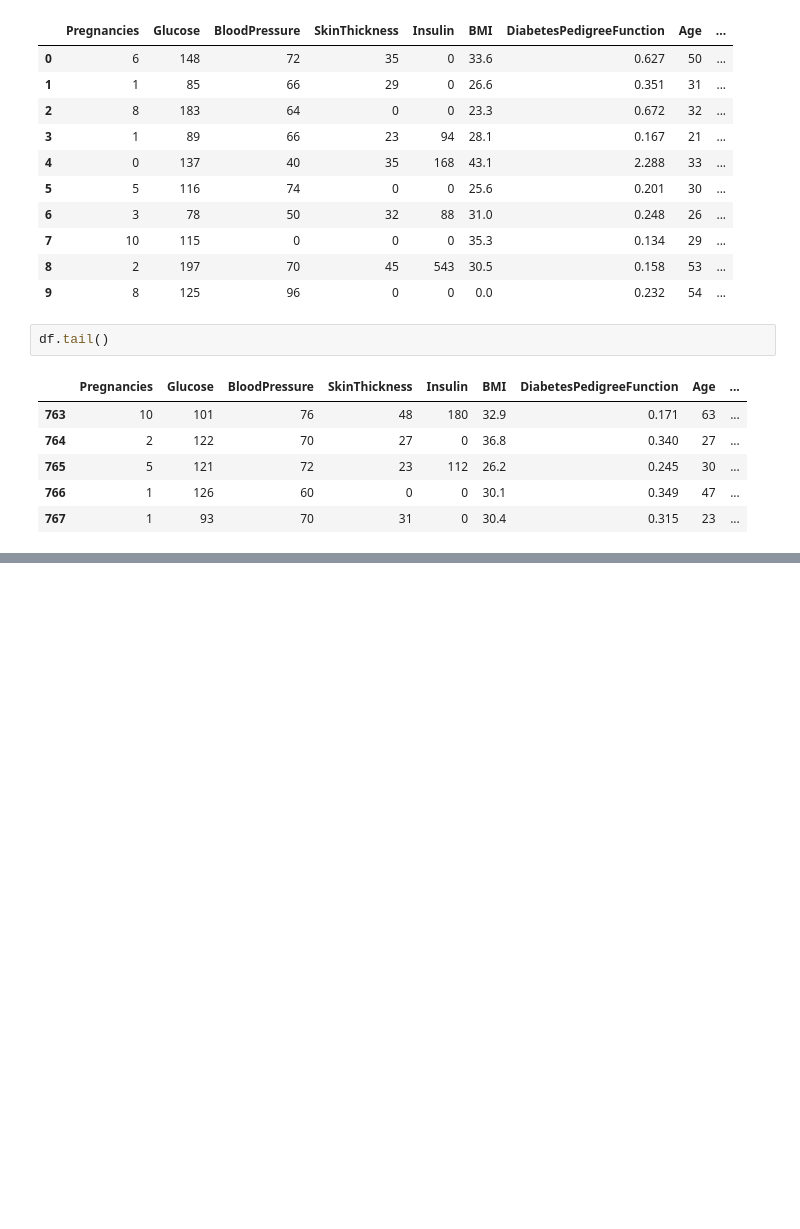
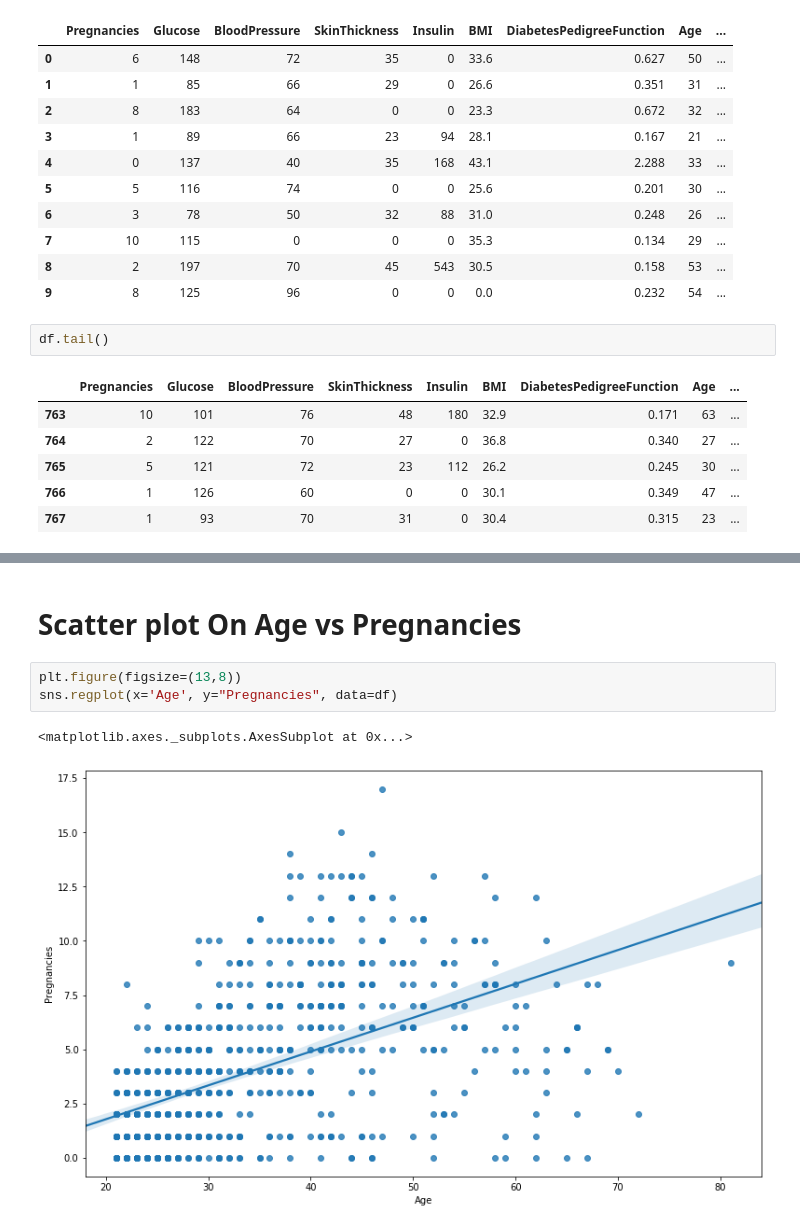
Before and after one commit to Suhask98/Diabetes-prediction, a Jupyter notebook: diabetes_code.ipynb, the cells around one changed output, grey strips where cells are left out. Cells and saved outputs as stored; diff of their text form; blank space fills up the shorter version.

```diff
--- a/diabetes_code.ipynb
+++ b/diabetes_code.ipynb
@@ -318,0 +90,8 @@ TypeError: '(slice(None, None, None), slice(0, 8, None))' is an invalid key
+# %% [markdown]
+# Scatter plot On Age vs Pregnancies
+# %%
+plt.figure(figsize=(13,8))
+sns.regplot(x='Age', y="Pregnancies", data=df)
+# %% [output]
+<matplotlib.axes._subplots.AxesSubplot at 0x...>
+[figure, added]
```
Also changed, not shown: parts of 51 cells of this notebook.
